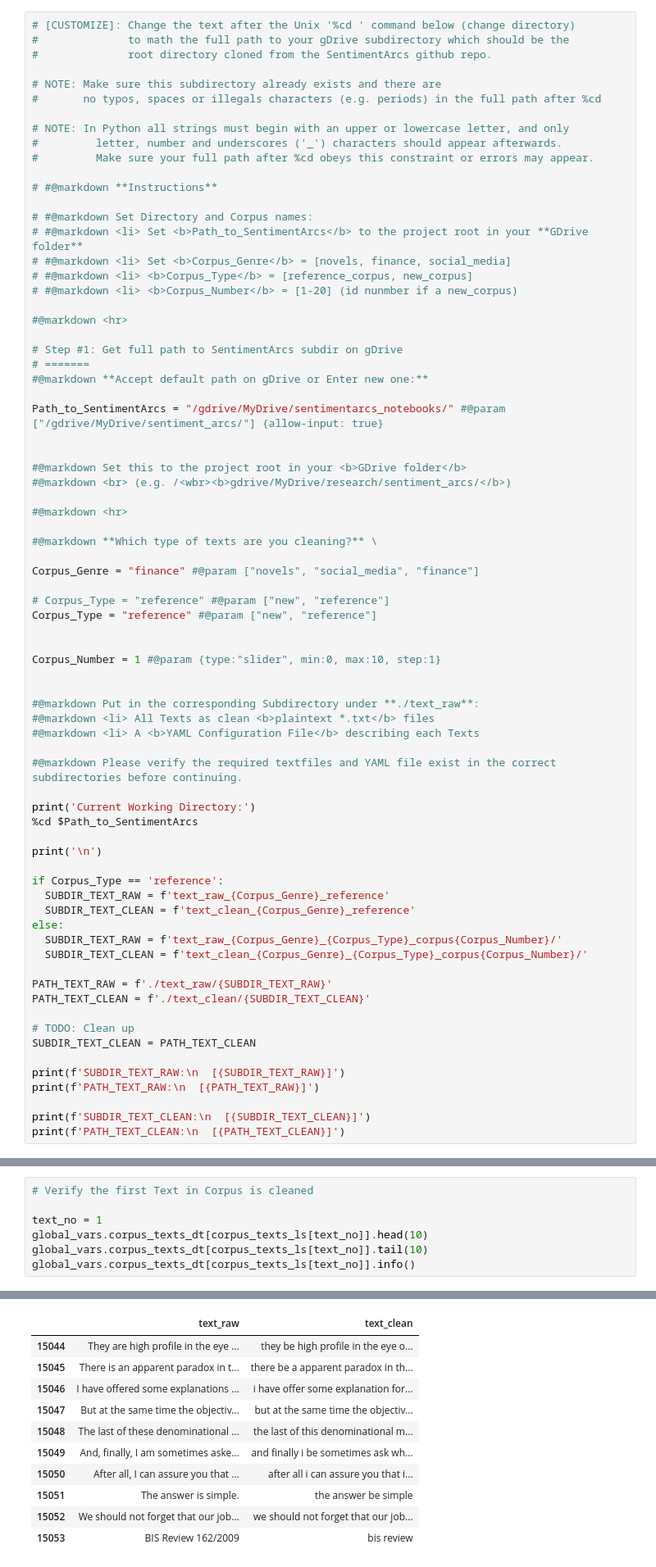
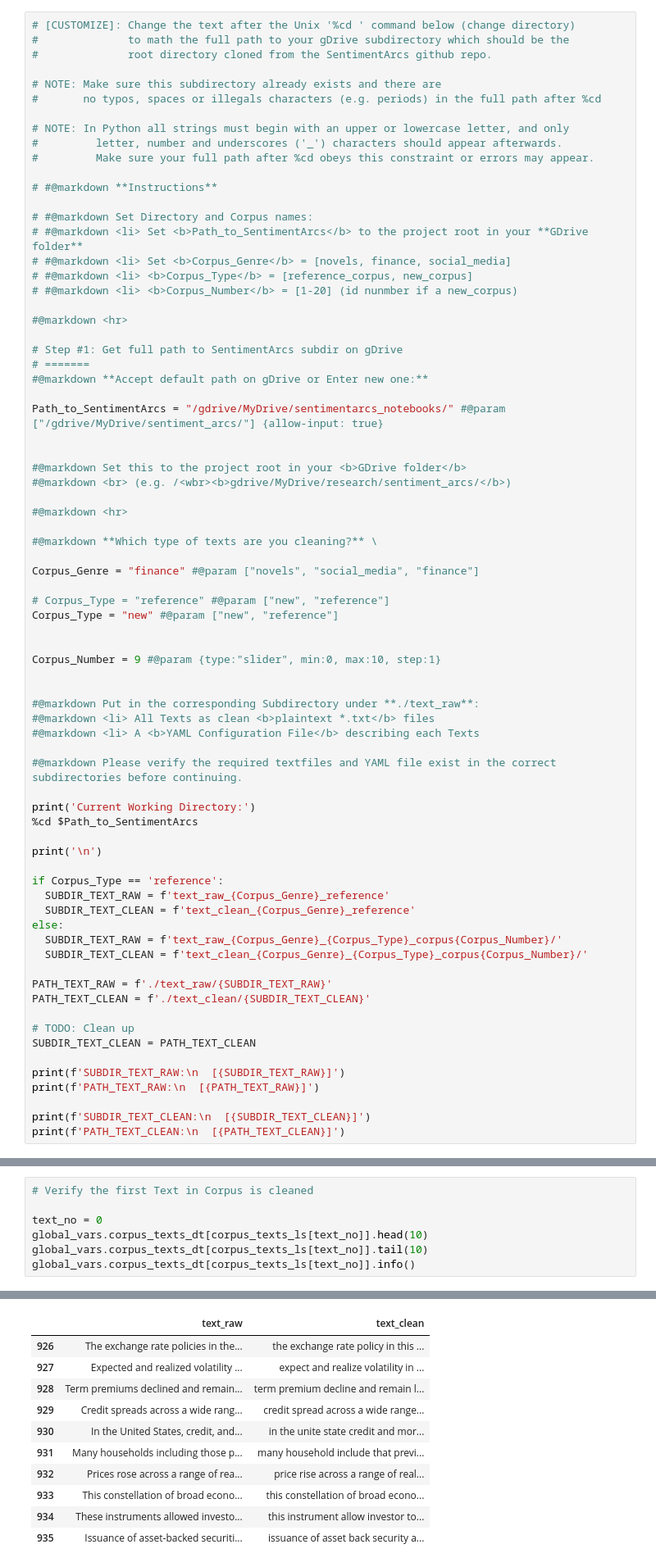
Before and after one commit to jon-chun/sentimentarcs_notebooks, a Jupyter notebook: notebooks/sentiment_arcs_part1_preprocessing.ipynb, the cells around one changed output, grey strips where cells are left out. Shown at 82% size. Saved outputs shown, nothing was run; the diff lists cells and outputs as text.

```diff
--- a/notebooks/sentiment_arcs_part1_preprocessing.ipynb
+++ b/notebooks/sentiment_arcs_part1_preprocessing.ipynb
@@ -180,10 +180,10 @@ Path_to_SentimentArcs = "/gdrive/MyDrive/sentimentarcs_notebooks/" #@param ["/gd
 Corpus_Genre = "finance" #@param ["novels", "social_media", "finance"]
 
 # Corpus_Type = "reference" #@param ["new", "reference"]
-Corpus_Type = "reference" #@param ["new", "reference"]
+Corpus_Type = "new" #@param ["new", "reference"]
 
 
-Corpus_Number = 1 #@param {type:"slider", min:0, max:10, step:1}
+Corpus_Number = 9 #@param {type:"slider", min:0, max:10, step:1}
 
 
 #@markdown Put in the corresponding Subdirectory under **./text_raw**:
@@ -1196,7 +1191,7 @@ Wall time: 10.3 s
 # %%
 # Verify the first Text in Corpus is cleaned
 
-text_no = 1
+text_no = 0
 global_vars.corpus_texts_dt[corpus_texts_ls[text_no]].head(10)
 global_vars.corpus_texts_dt[corpus_texts_ls[text_no]].tail(10)
 global_vars.corpus_texts_dt[corpus_texts_ls[text_no]].info()
@@ -1215,12 +1210,12 @@ global_vars.corpus_texts_dt[corpus_texts_ls[text_no]].info()
 |  | text_raw | text_clean |
-| 15044 | They are high profile in the eye ... | they be high profile in the eye o... |
-| 15045 | There is an apparent paradox in t... | there be a apparent paradox in th... |
-| 15046 | I have offered some explanations ... | i have offer some explanation for... |
-| 15047 | But at the same time the objectiv... | but at the same time the objectiv... |
-| 15048 | The last of these denominational ... | the last of this denominational m... |
-| 15049 | And, finally, I am sometimes aske... | and finally i be sometimes ask wh... |
-| 15050 | After all, I can assure you that ... | after all i can assure you that i... |
-| 15051 | The answer is simple. | the answer be simple |
-| 15052 | We should not forget that our job... | we should not forget that our job... |
-| 15053 | BIS Review 162/2009 | bis review |
+| 926 | The exchange rate policies in the... | the exchange rate policy in this ... |
+| 927 | Expected and realized volatility ... | expect and realize volatility in ... |
+| 928 | Term premiums declined and remain... | term premium decline and remain l... |
+| 929 | Credit spreads across a wide rang... | credit spread across a wide range... |
+| 930 | In the United States, credit, and... | in the unite state credit and mor... |
+| 931 | Many households including those p... | many household include that previ... |
+| 932 | Prices rose across a range of rea... | price rise across a range of real... |
+| 933 | This constellation of broad econo... | this constellation of broad econo... |
+| 934 | These instruments allowed investo... | this instrument allow investor to... |
+| 935 | Issuance of asset-backed securiti... | issuance of asset back security a... |
 <class 'pandas.core.frame.DataFrame'>
```
Also changed, not shown: parts of 22 cells of this notebook, 50 other files.
